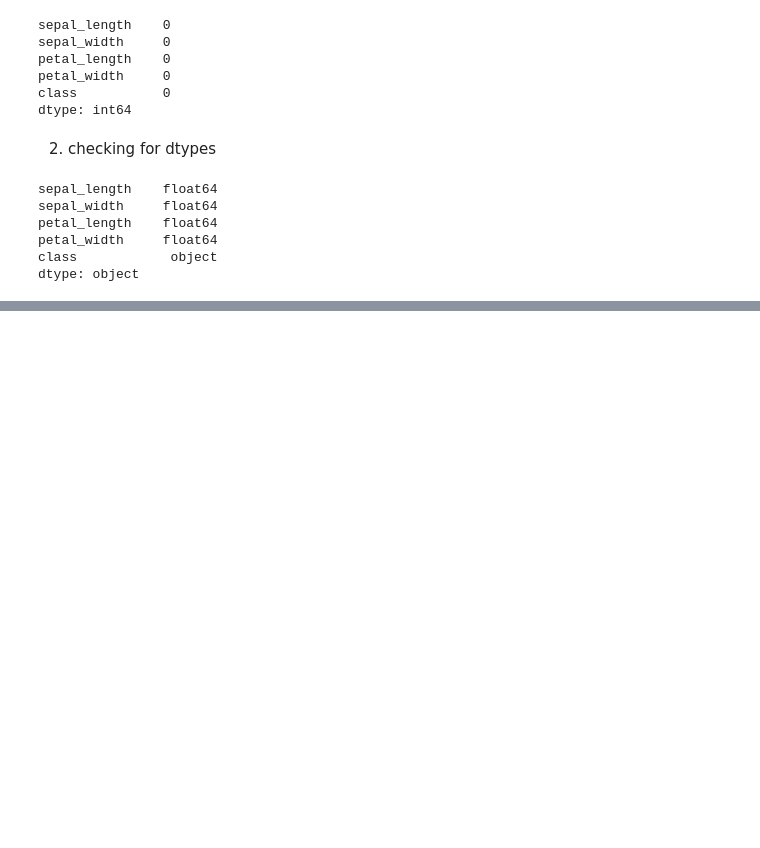
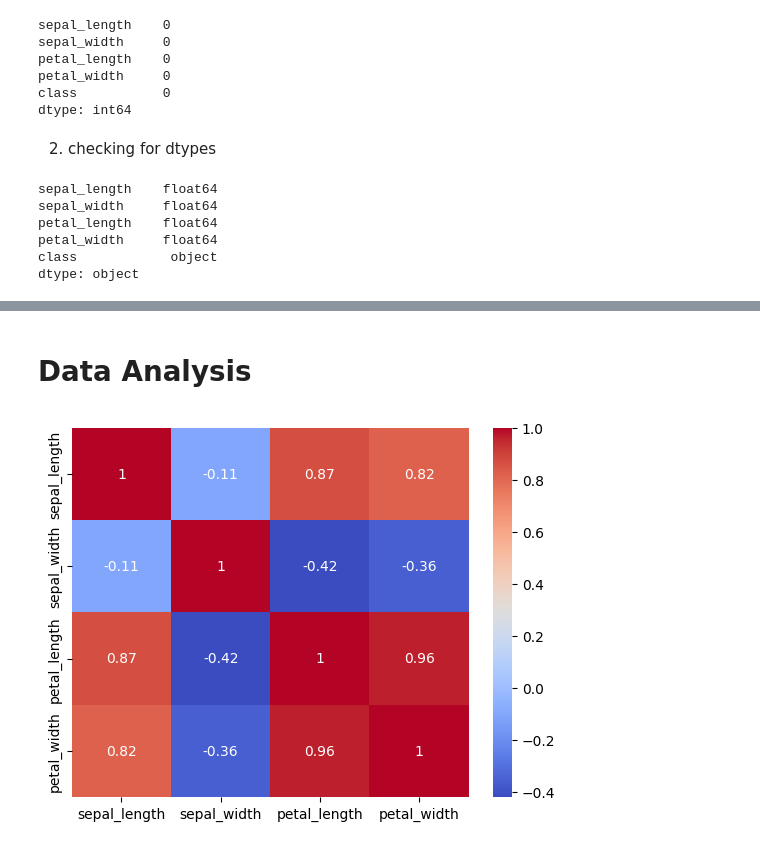
Before and after one commit to uniitee/ks, a Jupyter notebook: task02_iris.ipynb, the cells around one changed output, grey strips where cells are left out. Drawn from its saved outputs; the diff is of its cells as text; code cells hidden in the pictures; blank space fills up the shorter version.

```diff
--- a/task02_iris.ipynb
+++ b/task02_iris.ipynb
@@ -56,0 +102,9 @@ dtype: object
+# %% [markdown]
+# Data Analysis
+# %%
+# correlation matrix
+correlation_matrix = iris.iloc[:, :-1].corr()
+sns.heatmap(correlation_matrix, annot=True, cmap="coolwarm")
+plt.show()
+# %% [output]
+[figure, added]
```
Also changed, not shown: parts of 8 cells of this notebook.
